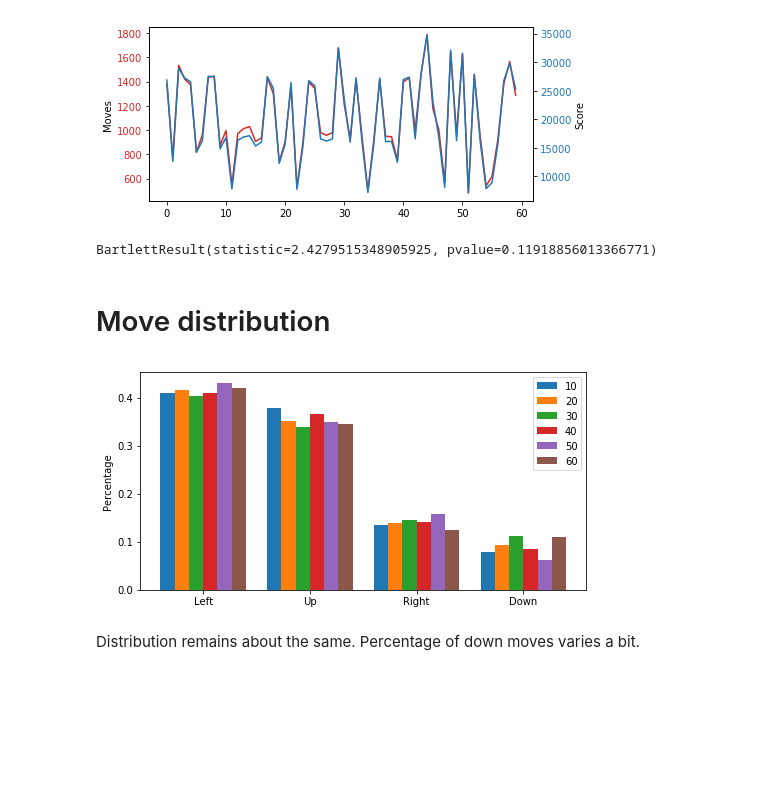
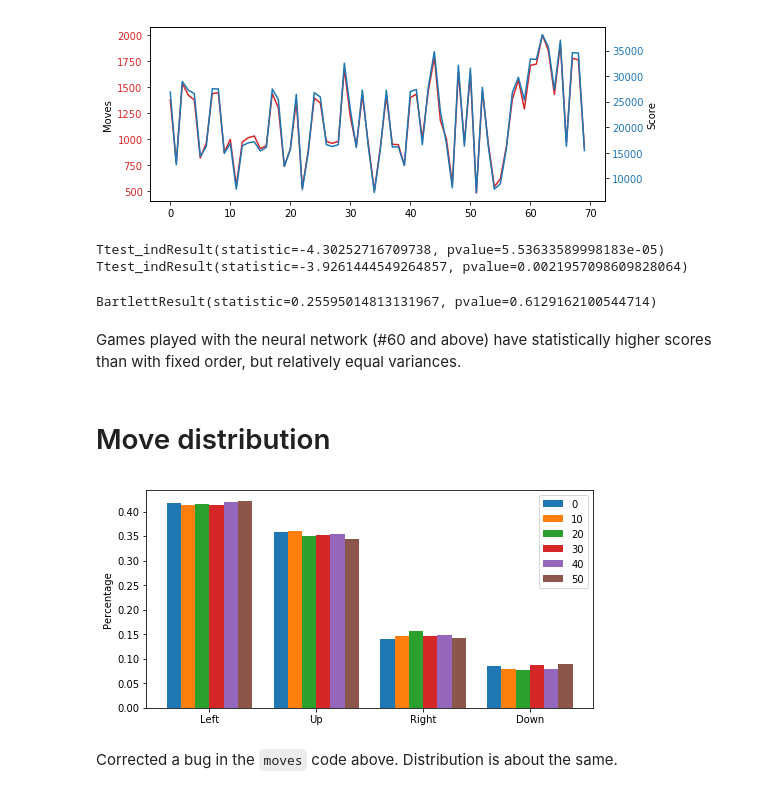
Before and after one commit to fqjin/2048NN, a Jupyter notebook: progress.ipynb, the cells around one changed output. Cells and saved outputs as stored; diff of their text form; code cells hidden in the pictures; blank space fills up the shorter version.

```diff
--- a/progress.ipynb
+++ b/progress.ipynb
@@ -38,25 +47,35 @@ plt.show()
 # %%
-fig, ax1 = plt.subplots(figsize=(7,3))
+fig, ax1 = plt.subplots(figsize=(8,3))
 
 color = 'tab:red'
 ax1.plot(indices, moves, color=color)
 ax1.tick_params(axis='y', labelcolor=color)
 ax1.set_ylabel('Moves')
 
 ax2 = ax1.twinx()  # instantiate a second axes that shares the same x-axis
 color = 'tab:blue'
 ax2.plot(indices, scores, color=color)
 ax2.tick_params(axis='y', labelcolor=color)
 ax2.set_ylabel('Score')
 
 fig.tight_layout()  # otherwise the right y-label is slightly clipped
 plt.show()
 # %% [output]
-[figure, old version]
+[figure, new version]
-# %%
-stats.bartlett(moves[:40], moves[40:])
-# %% [output]
-BartlettResult(statistic=2.4279515348905925, pvalue=0.11918856013366771)
+# %%
+# Test if means are the same
+print(stats.ttest_ind(moves[:60], moves[60:], equal_var=True))
+print(stats.ttest_ind(moves[:60], moves[60:], equal_var=False))
+# %% [output]
+Ttest_indResult(statistic=-4.30252716709738, pvalue=5.53633589998183e-05)
+Ttest_indResult(statistic=-3.9261444549264857, pvalue=0.0021957098609828064)
+# %%
+# Test if variances are the same
+stats.bartlett(moves[:60], moves[60:])
+# %% [output]
+BartlettResult(statistic=0.25595014813131967, pvalue=0.6129162100544714)
+# %% [markdown]
+Games played with the neural network (#60 and above) have statistically higher scores than with fixed order, but relatively equal variances.
 # %% [markdown]
 # Move distribution
 # %%
@@ -71,10 +90,10 @@ for i in range(0, len(indices), 10):
 plt.figure(figsize=(8, 4))
 plt.hist(moves, np.arange(5)-0.5, density=True)
 plt.xticks(np.arange(4), ['Left', 'Up', 'Right', 'Down'])
-plt.legend([str(i+10) for i in range(0, len(indices), 10)])
+plt.legend([str(i) for i in range(0, len(indices), 10)])
 plt.ylabel('Percentage')
 plt.show()
 # %% [output]
-[figure, old version]
+[figure, new version]
-# %% [markdown]
-Distribution remains about the same. Percentage of down moves varies a bit.
+# %% [markdown]
+Corrected a bug in the `moves` code above. Distribution is about the same.
```
Also changed, not shown: parts of 12 cells of this notebook, 4 other files.
